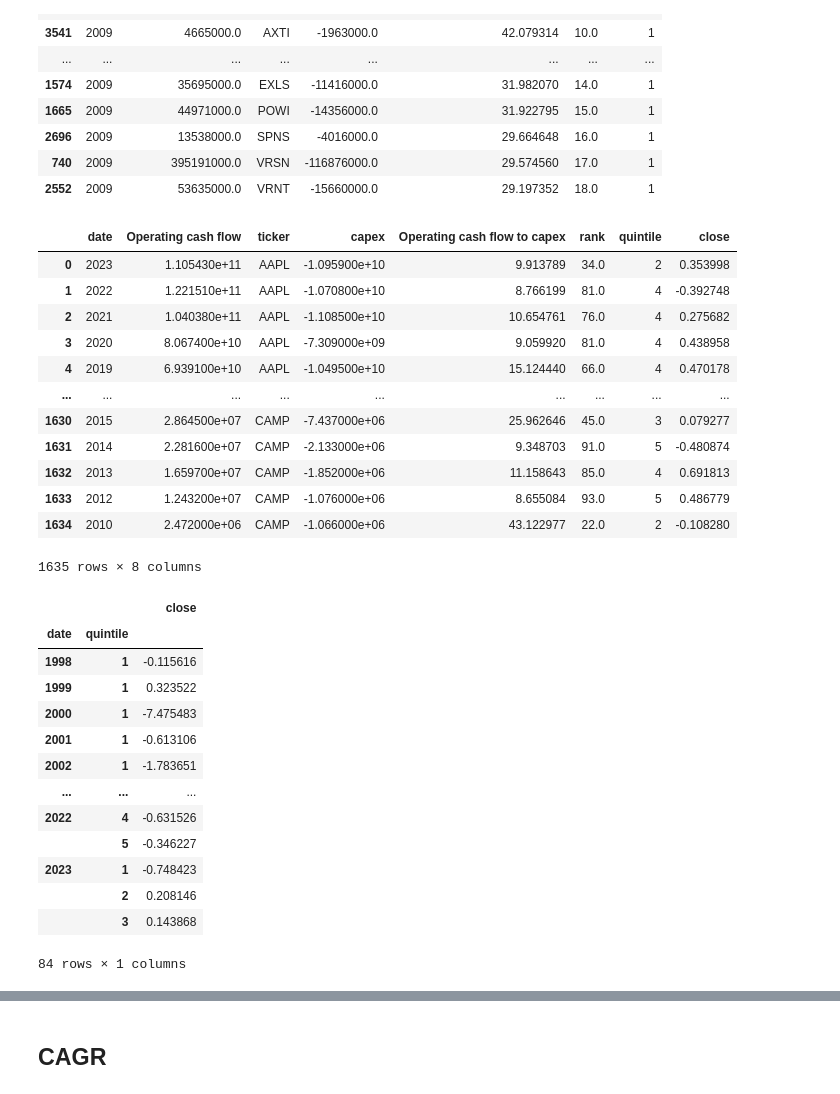
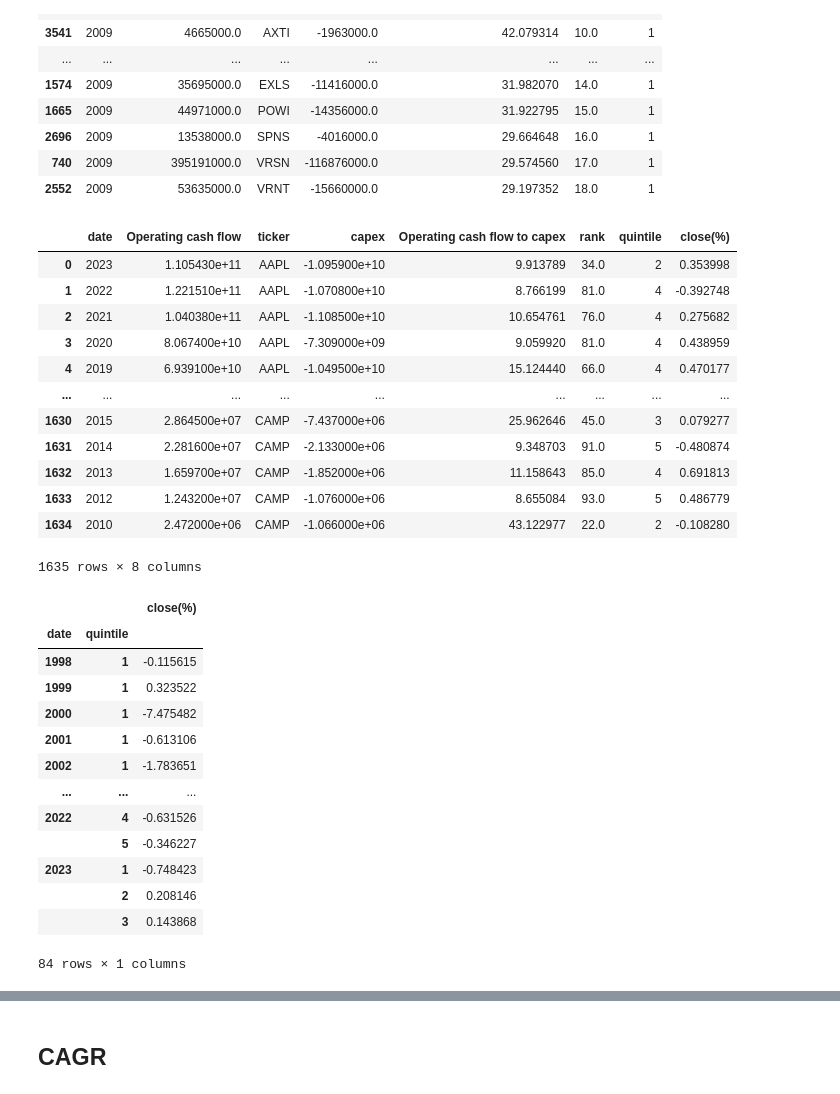
Before and after one commit to alisonands/Case-Study-A-data-driven-investment-analysis, a Jupyter notebook: data_gathering/analysis_opcash_to_capex.ipynb, the cells around one changed output, grey strips where cells are left out. Drawn from its saved outputs; the diff is of its cells as text; code cells hidden in the pictures.

```diff
--- a/data_gathering/analysis_opcash_to_capex.ipynb
+++ b/data_gathering/analysis_opcash_to_capex.ipynb
@@ -10,4 +10,6 @@ opcash_to_capex = opcash_to_capex[(opcash_to_capex['Operating cash flow to capex
                                   (opcash_to_capex['Operating cash flow to capex'] >= min_val) &
                                   ~(opcash_to_capex['capex'] == 0)]
 opcash_to_capex.sort_values(by='Operating cash flow to capex', ascending=True)
-annual_returns = pd.read_csv('annual_returns.csv').rename(columns={'Date':'date', 'Close': 'close'})
+annual_returns = pd.read_csv('annual_returns.csv').rename(columns={'Date':'date', 'Close': 'close(%)'})
+daily_returns = pd.read_csv('daily_close.csv').rename(columns={'Date':'date', 'Close': 'close'})
+daily_returns
@@ -47,6 +65,7 @@ opcash_to_capex
 1640 rows × 5 columns
 # %%
 opcash_to_capex['rank'] = opcash_to_capex.groupby('date')['Operating cash flow to capex'].rank(ascending=False)
-opcash_to_capex
+pd.reset_option('display.max_rows', None)
+opcash_to_capex.sort_values(by='rank')
 # %% [output]
 |  | date | Operating cash flow | ticker | capex | Operating cash flow to capex | rank |
@@ -110,18 +111,17 @@ opcash_to_capex[(opcash_to_capex['date']==2009) &
 | 2552 | 2009 | 53635000.0 | VRNT | -15660000.0 | 29.197352 | 18.0 | 1 |
 # %%
 returns = opcash_to_capex.merge(annual_returns, how='inner', on=['ticker', 'date'])
-avg_returns = returns.groupby('quintile')['close'].mean()
-
-returns_roll_3 = returns.groupby(['quintile', 'date'])['close'].rolling(window=3).mean().reset_index()
-returns_roll_3
+avg_returns = returns.groupby('quintile')['close(%)'].mean()
+# returns_roll_3 = returns.groupby(['quintile', 'date'])['close(%)'].rolling(window=3).mean().reset_index()
+# returns_roll_3
 returns
 # %% [output]
-|  | date | Operating cash flow | ticker | capex | Operating cash flow to capex | rank | quintile | close |
+|  | date | Operating cash flow | ticker | capex | Operating cash flow to capex | rank | quintile | close(%) |
 | 0 | 2023 | 1.105430e+11 | AAPL | -1.095900e+10 | 9.913789 | 34.0 | 2 | 0.353998 |
 | 1 | 2022 | 1.221510e+11 | AAPL | -1.070800e+10 | 8.766199 | 81.0 | 4 | -0.392748 |
 | 2 | 2021 | 1.040380e+11 | AAPL | -1.108500e+10 | 10.654761 | 76.0 | 4 | 0.275682 |
-| 3 | 2020 | 8.067400e+10 | AAPL | -7.309000e+09 | 9.059920 | 81.0 | 4 | 0.438958 |
-| 4 | 2019 | 6.939100e+10 | AAPL | -1.049500e+10 | 15.124440 | 66.0 | 4 | 0.470178 |
+| 3 | 2020 | 8.067400e+10 | AAPL | -7.309000e+09 | 9.059920 | 81.0 | 4 | 0.438959 |
+| 4 | 2019 | 6.939100e+10 | AAPL | -1.049500e+10 | 15.124440 | 66.0 | 4 | 0.470177 |
 | ... | ... | ... | ... | ... | ... | ... | ... | ... |
 | 1630 | 2015 | 2.864500e+07 | CAMP | -7.437000e+06 | 25.962646 | 45.0 | 3 | 0.079277 |
 | 1631 | 2014 | 2.281600e+07 | CAMP | -2.133000e+06 | 9.348703 | 91.0 | 5 | -0.480874 |
@@ -134,13 +134,14 @@ excess_returns = pd.DataFrame(avg_returns-returns['close'].mean()).rename(column
 excess_returns.merge(avg_returns, on='quintile').to_csv('excess_returns.csv')
 # %%
-avg_returns = returns.groupby(['date', 'quintile'])['close'].mean()
+avg_returns = returns.groupby(['date', 'quintile'])['close(%)'].mean()
+# pd.reset_option('display.max_rows',)
 pd.DataFrame(avg_returns)
 # %% [output]
-|  |  | close |
+|  |  | close(%) |
 | date | quintile |  |
-| 1998 | 1 | -0.115616 |
+| 1998 | 1 | -0.115615 |
 | 1999 | 1 | 0.323522 |
-| 2000 | 1 | -7.475483 |
+| 2000 | 1 | -7.475482 |
 | 2001 | 1 | -0.613106 |
 | 2002 | 1 | -1.783651 |
 | ... | ... | ... |
```
Also changed, not shown: parts of 10 cells of this notebook, 2 other files.
